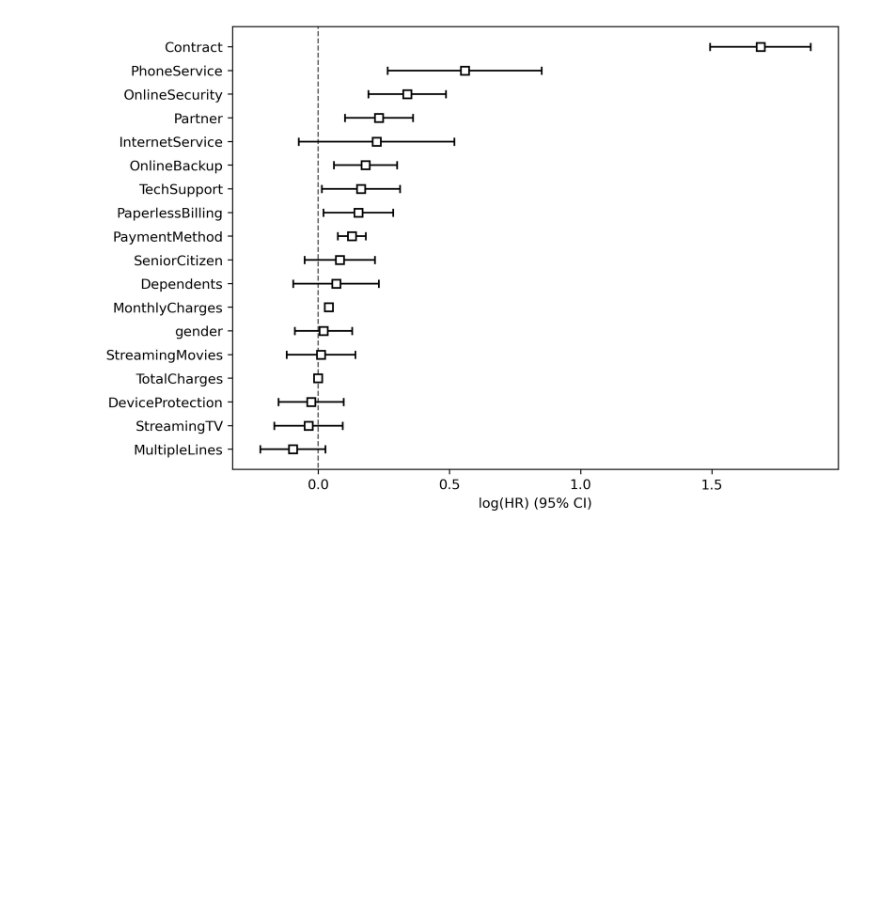
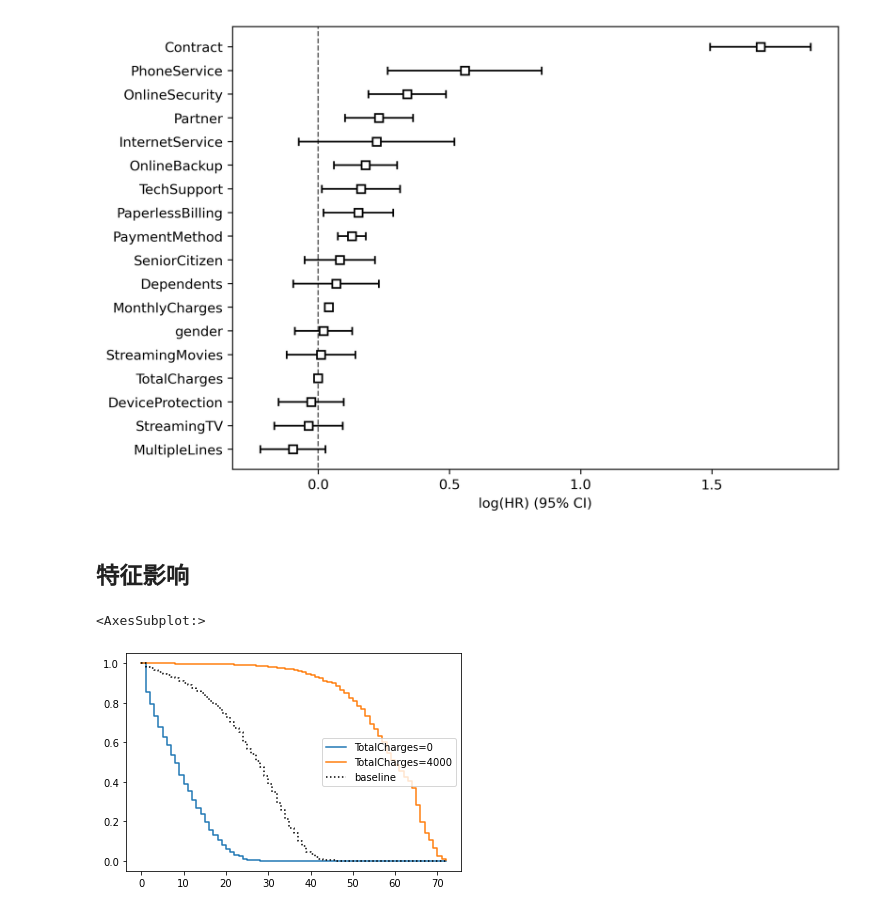
Before and after one commit to lkm18377184433/churn_survival_analysis, a Jupyter notebook: example/ipyb/数据预处理.ipynb, the cells around one changed output. Drawn from its saved outputs; the diff is of its cells as text; code cells hidden in the pictures; blank space fills up the shorter version.

Commit message:
#comment 特征影响

```diff
--- a/example/ipyb/数据预处理.ipynb
+++ b/example/ipyb/数据预处理.ipynb
@@ -109,3 +109,10 @@ cph.plot()
 # %% [output]
 <AxesSubplot:xlabel='log(HR) (95% CI)'>
 [figure]
+# %% [markdown]
+## 特征影响
+# %%
+cph.plot_partial_effects_on_outcome("TotalCharges", values=[0, 4000])
+# %% [output]
+<AxesSubplot:>
+[figure, added]
```
